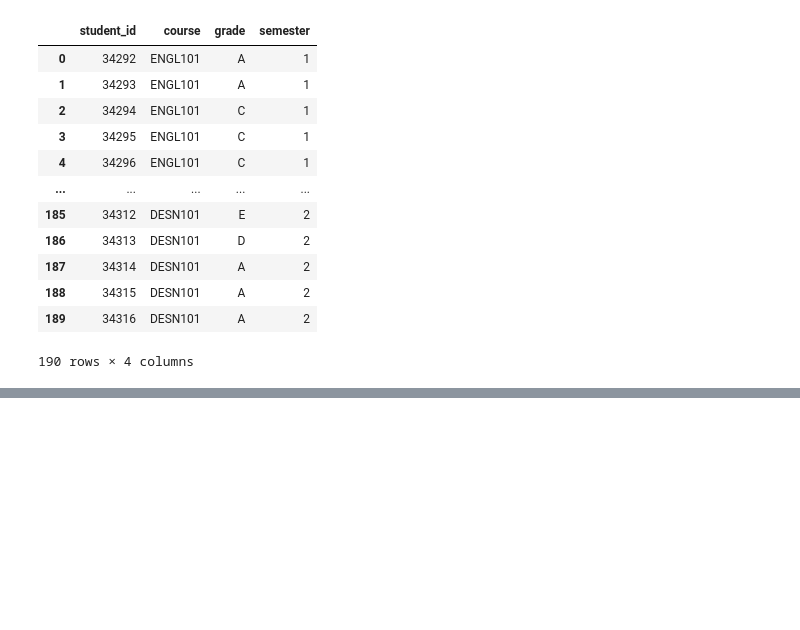
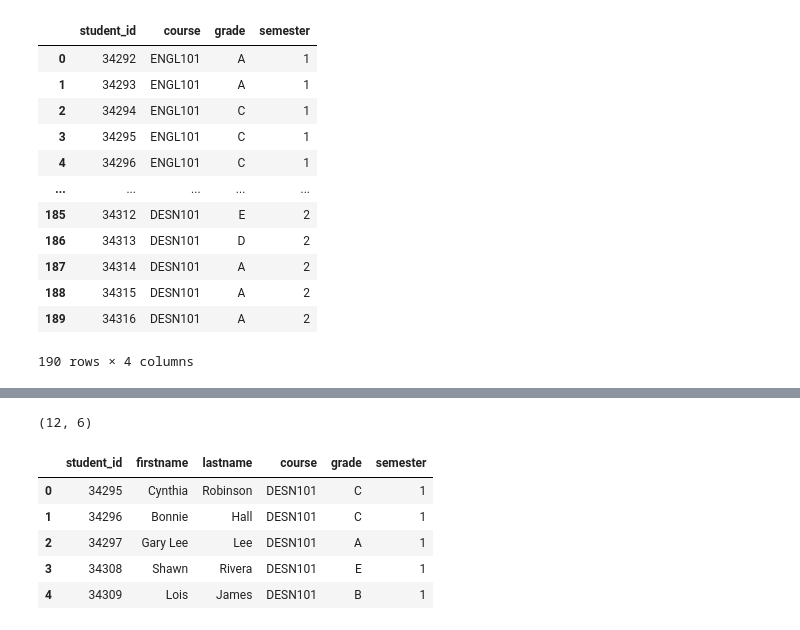
Before and after one commit to omid-sar/Interview-Preparation, a Jupyter notebook: data_manipulation/merge.ipynb, the cells around one changed output, grey strips where cells are left out. Saved outputs shown, nothing was run; the diff lists cells and outputs as text; code cells hidden in the pictures; blank space fills up the shorter version.

```diff
--- a/data_manipulation/merge.ipynb
+++ b/data_manipulation/merge.ipynb
@@ -76,0 +149,12 @@ grades
+# %%
+desn_st = pd.merge(students, desn, left_on='student_id', right_on='student_id', how='inner')
+print(desn_st.shape)
+desn_st.head()
+# %% [output]
+(12, 6)
+|  | student_id | firstname | lastname | course | grade | semester |
+| 0 | 34295 | Cynthia | Robinson | DESN101 | C | 1 |
+| 1 | 34296 | Bonnie | Hall | DESN101 | C | 1 |
+| 2 | 34297 | Gary Lee | Lee | DESN101 | A | 1 |
+| 3 | 34308 | Shawn | Rivera | DESN101 | E | 1 |
+| 4 | 34309 | Lois | James | DESN101 | B | 1 |
```
Also changed, not shown: parts of 18 cells of this notebook.
